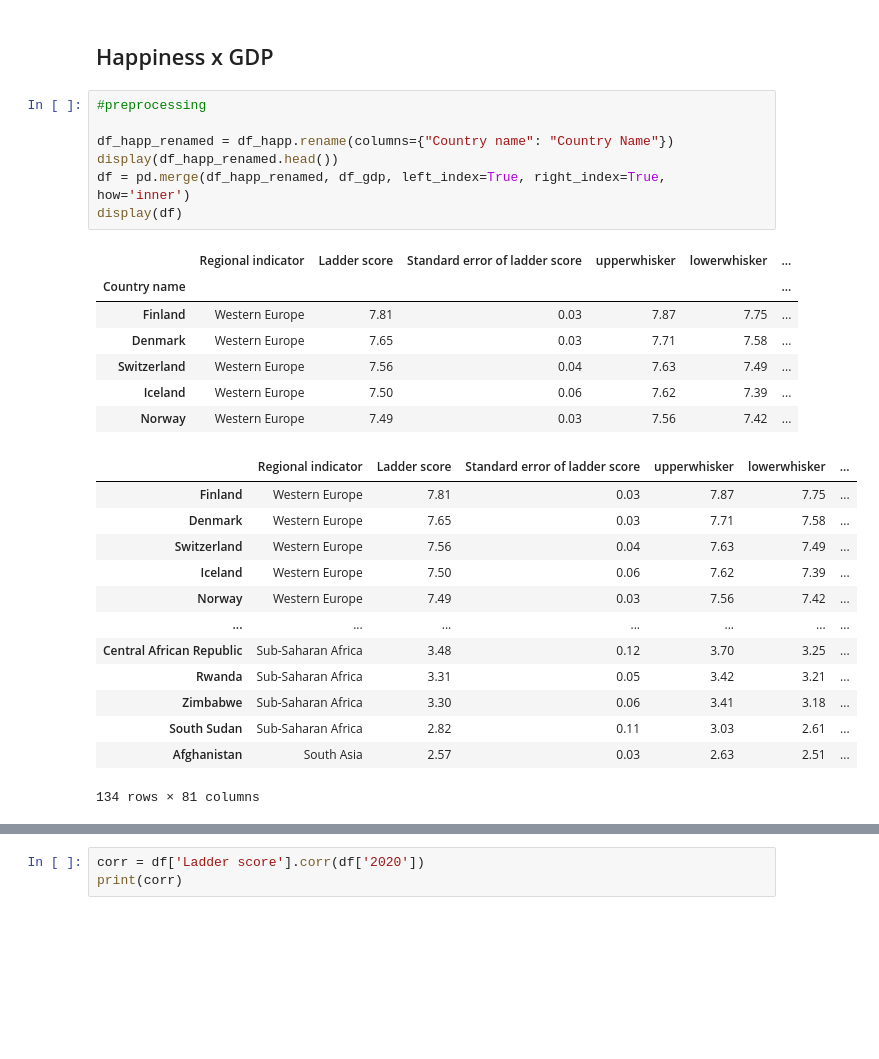
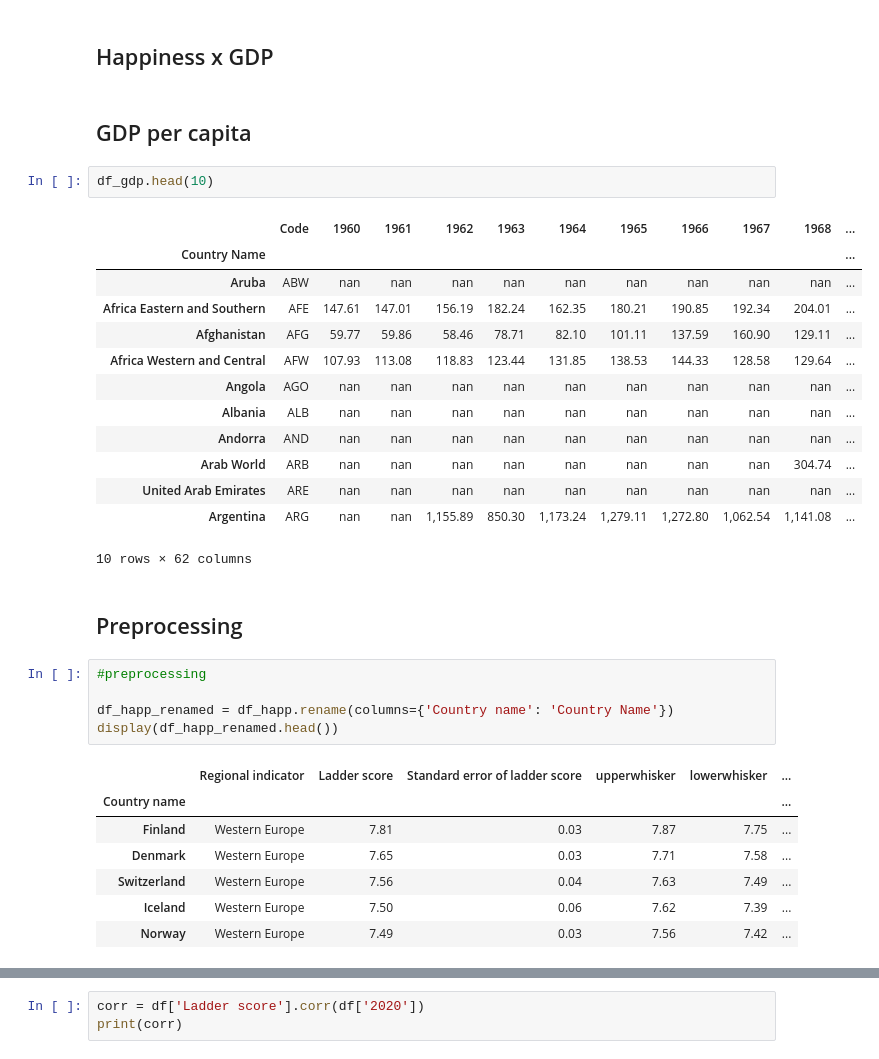
Before and after one commit to david-weir/neueda_hackathon, a Jupyter notebook: Hackathon/Hackathon.ipynb, the cells around one changed output, grey strips where cells are left out. Drawn from its saved outputs; the diff is of its cells as text; blank space fills up the shorter version.

```diff
--- a/Hackathon/Hackathon.ipynb
+++ b/Hackathon/Hackathon.ipynb
@@ -61,13 +61,31 @@ plt.show()
 [figure]
 # %% [markdown]
 ## Happiness x GDP
+# %% [markdown]
+## GDP per capita
+# %%
+df_gdp.head(10)
+# %% [output]
+|  | Code | 1960 | 1961 | 1962 | 1963 | 1964 | 1965 | 1966 | 1967 | 1968 | ... |
+| Country Name |  |  |  |  |  |  |  |  |  |  | ... |
+| Aruba | ABW | nan | nan | nan | nan | nan | nan | nan | nan | nan | ... |
+| Africa Eastern and Southern | AFE | 147.61 | 147.01 | 156.19 | 182.24 | 162.35 | 180.21 | 190.85 | 192.34 | 204.01 | ... |
+| Afghanistan | AFG | 59.77 | 59.86 | 58.46 | 78.71 | 82.10 | 101.11 | 137.59 | 160.90 | 129.11 | ... |
+| Africa Western and Central | AFW | 107.93 | 113.08 | 118.83 | 123.44 | 131.85 | 138.53 | 144.33 | 128.58 | 129.64 | ... |
+| Angola | AGO | nan | nan | nan | nan | nan | nan | nan | nan | nan | ... |
+| Albania | ALB | nan | nan | nan | nan | nan | nan | nan | nan | nan | ... |
+| Andorra | AND | nan | nan | nan | nan | nan | nan | nan | nan | nan | ... |
+| Arab World | ARB | nan | nan | nan | nan | nan | nan | nan | nan | 304.74 | ... |
+| United Arab Emirates | ARE | nan | nan | nan | nan | nan | nan | nan | nan | nan | ... |
+| Argentina | ARG | nan | nan | 1,155.89 | 850.30 | 1,173.24 | 1,279.11 | 1,272.80 | 1,062.54 | 1,141.08 | ... |
+10 rows × 62 columns
+# %% [markdown]
+## Preprocessing
 # %%
 #preprocessing
 
-df_happ_renamed = df_happ.rename(columns={"Country name": "Country Name"})
+df_happ_renamed = df_happ.rename(columns={'Country name': 'Country Name'})
 display(df_happ_renamed.head())
-df = pd.merge(df_happ_renamed, df_gdp, left_index=True, right_index=True, how='inner')
-display(df)
 # %% [output]
 |  | Regional indicator | Ladder score | Standard error of ladder score | upperwhisker | lowerwhisker | ... |
 | Country name |  |  |  |  |  | ... |
@@ -76,16 +94,3 @@ display(df)
 | Switzerland | Western Europe | 7.56 | 0.04 | 7.63 | 7.49 | ... |
 | Iceland | Western Europe | 7.50 | 0.06 | 7.62 | 7.39 | ... |
 | Norway | Western Europe | 7.49 | 0.03 | 7.56 | 7.42 | ... |
-|  | Regional indicator | Ladder score | Standard error of ladder score | upperwhisker | lowerwhisker | ... |
-| Finland | Western Europe | 7.81 | 0.03 | 7.87 | 7.75 | ... |
-| Denmark | Western Europe | 7.65 | 0.03 | 7.71 | 7.58 | ... |
-| Switzerland | Western Europe | 7.56 | 0.04 | 7.63 | 7.49 | ... |
-| Iceland | Western Europe | 7.50 | 0.06 | 7.62 | 7.39 | ... |
-| Norway | Western Europe | 7.49 | 0.03 | 7.56 | 7.42 | ... |
-| ... | ... | ... | ... | ... | ... | ... |
-| Central African Republic | Sub-Saharan Africa | 3.48 | 0.12 | 3.70 | 3.25 | ... |
-| Rwanda | Sub-Saharan Africa | 3.31 | 0.05 | 3.42 | 3.21 | ... |
-| Zimbabwe | Sub-Saharan Africa | 3.30 | 0.06 | 3.41 | 3.18 | ... |
-| South Sudan | Sub-Saharan Africa | 2.82 | 0.11 | 3.03 | 2.61 | ... |
-| Afghanistan | South Asia | 2.57 | 0.03 | 2.63 | 2.51 | ... |
-134 rows × 81 columns
```
Also changed, not shown: parts of 9 cells of this notebook.
